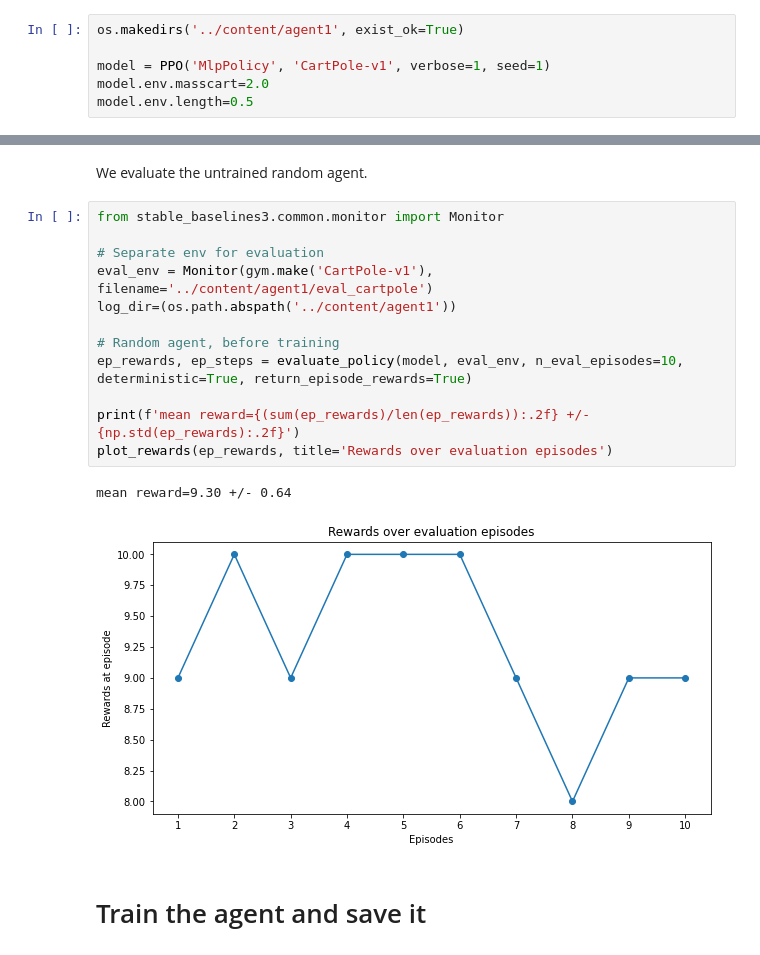
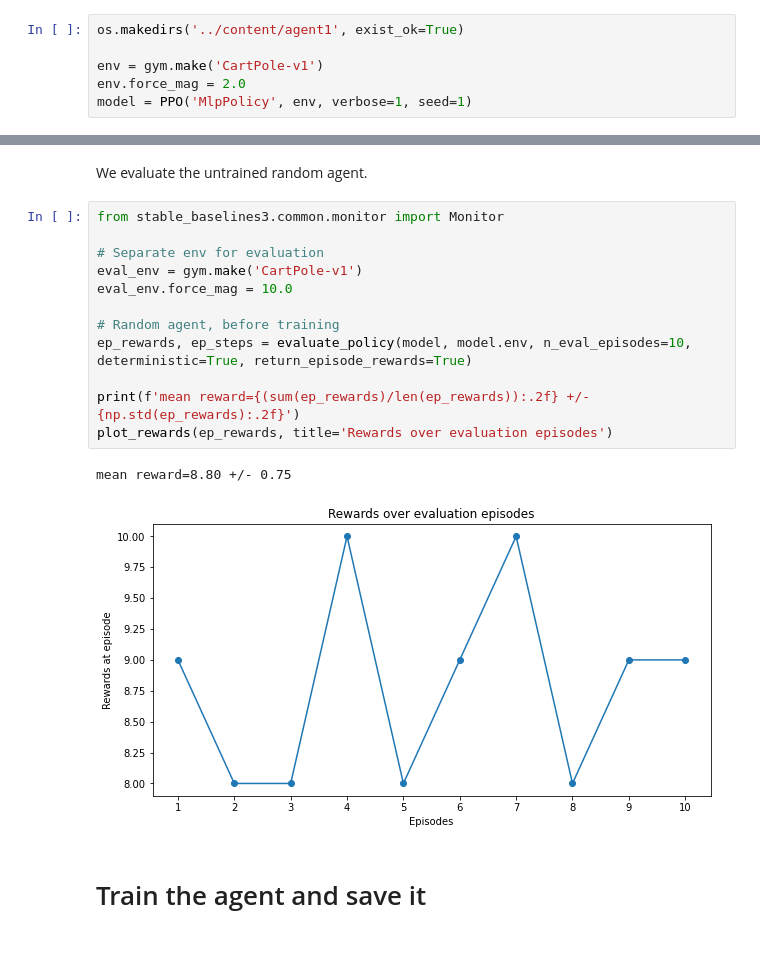
Before and after one commit to julia-lina-tan/rl-policy-fusion, a Jupyter notebook: rl_policy_fusion.ipynb, the cells around one changed output, grey strips where cells are left out. Cells and saved outputs as stored; diff of their text form.

```diff
--- a/rl_policy_fusion.ipynb
+++ b/rl_policy_fusion.ipynb
@@ -120,8 +124,8 @@ This MLP has 2 layers of 64.
 # %%
 os.makedirs('../content/agent1', exist_ok=True)
 
-model = PPO('MlpPolicy', 'CartPole-v1', verbose=1, seed=1)
-model.env.masscart=2.0
-model.env.length=0.5
+env = gym.make('CartPole-v1')
+env.force_mag = 2.0
+model = PPO('MlpPolicy', env, verbose=1, seed=1)
 # %% [output]
 Using cpu device
@@ -146,18 +149,18 @@ We evaluate the untrained random agent.
 # %%
 from stable_baselines3.common.monitor import Monitor
 
 # Separate env for evaluation
-eval_env = Monitor(gym.make('CartPole-v1'), filename='../content/agent1/eval_cartpole')
-log_dir=(os.path.abspath('../content/agent1'))
+eval_env = gym.make('CartPole-v1')
+eval_env.force_mag = 10.0
 
 # Random agent, before training
-ep_rewards, ep_steps = evaluate_policy(model, eval_env, n_eval_episodes=10, deterministic=True, return_episode_rewards=True)
+ep_rewards, ep_steps = evaluate_policy(model, model.env, n_eval_episodes=10, deterministic=True, return_episode_rewards=True)
 
 print(f'mean reward={(sum(ep_rewards)/len(ep_rewards)):.2f} +/- {np.std(ep_rewards):.2f}')
 plot_rewards(ep_rewards, title='Rewards over evaluation episodes')
 # %% [output]
-mean reward=9.30 +/- 0.64
+mean reward=8.80 +/- 0.75
-[figure, old version]
+[figure, new version]
 # %% [markdown]
 # Train the agent and save it
 # %%
```
Also changed, not shown: parts of 21 cells of this notebook.
